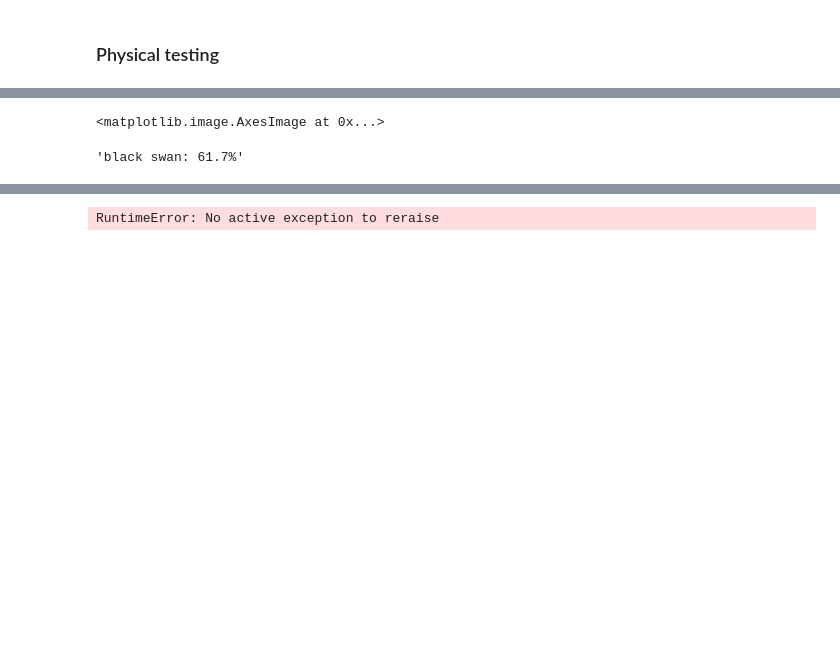
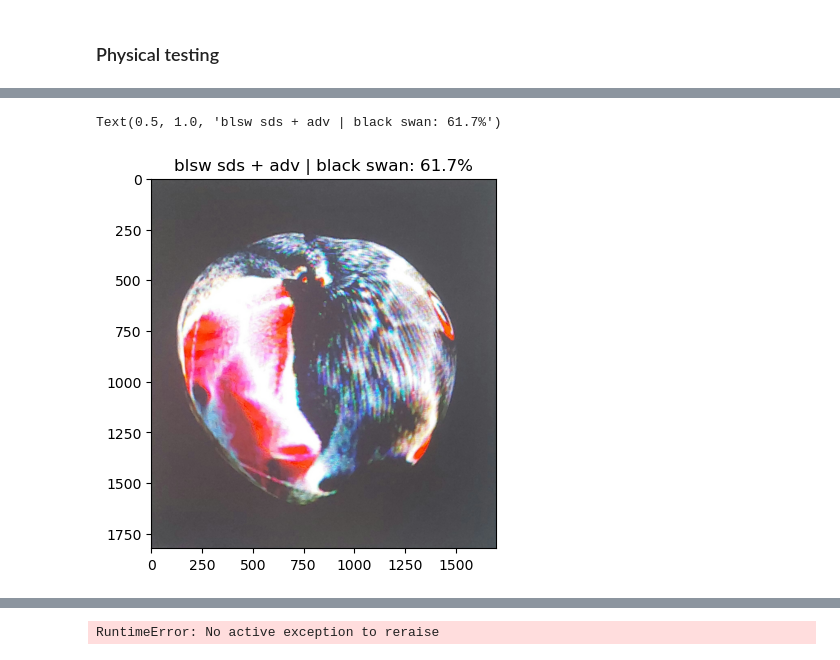
Before and after one commit to Dannynis/AdversarialRendering, a Jupyter notebook: gif.ipynb, the cells around one changed output, grey strips where cells are left out. Drawn from its saved outputs; the diff is of its cells as text; code cells hidden in the pictures; blank space fills up the shorter version.

```diff
--- a/gif.ipynb
+++ b/gif.ipynb
@@ -473,8 +472,7 @@ plt.imshow(img)
-# %%
-plt.imshow(img)
-# %% [output]
-<matplotlib.image.AxesImage at 0x...>
-# %%
-resnet_predict(img.cuda())
-# %% [output]
-'black swan: 61.7%'
+# %%
+title = 'blsw sds + adv | '+resnet_predict(img.cuda())
+plt.imshow(img)
+plt.title(title)
+# %% [output]
+Text(0.5, 1.0, 'blsw sds + adv | black swan: 61.7%')
+[figure, added]
```
Also changed, not shown: parts of 5 cells of this notebook.
